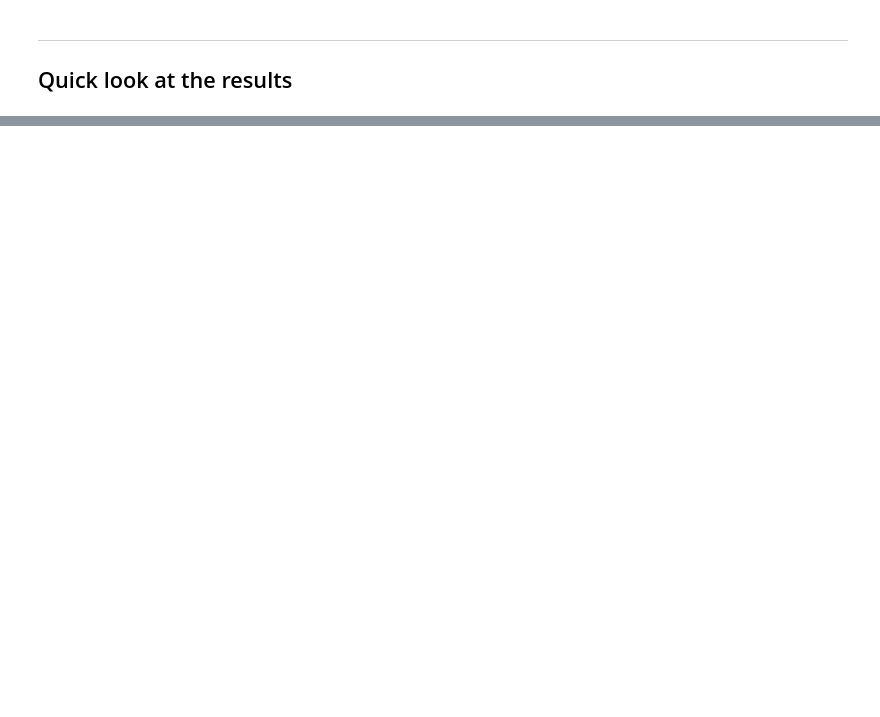
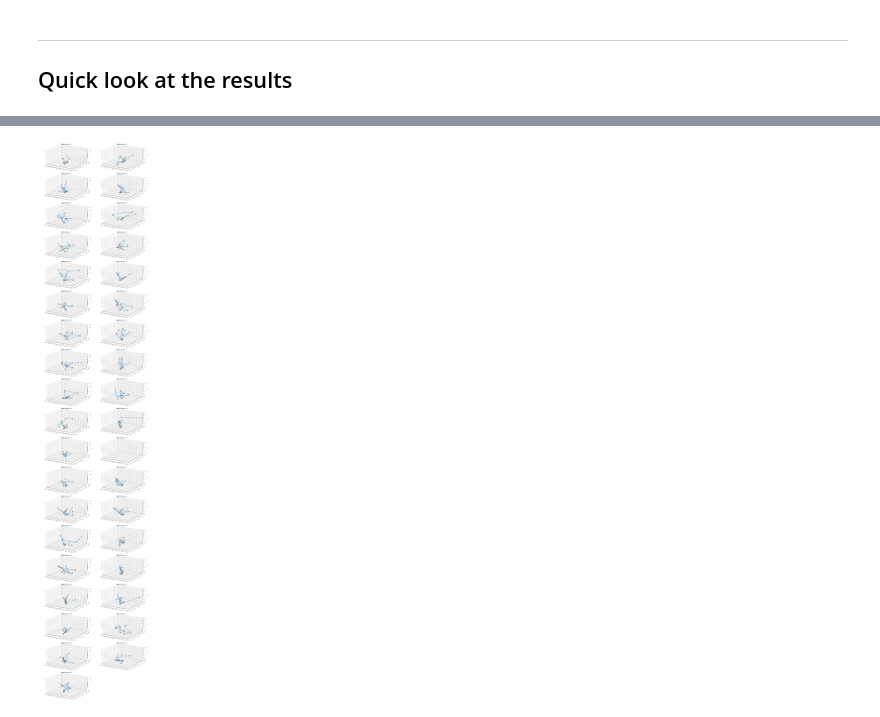
Before and after one commit to alistairwgillespie/wmw_deep_playlist_generator, a Jupyter notebook: 2_Feature_Engineering.ipynb, the cells around one changed output, grey strips where cells are left out. Cells and saved outputs as stored; diff of their text form; code cells hidden in the pictures; blank space fills up the shorter version.

```diff
--- a/2_Feature_Engineering.ipynb
+++ b/2_Feature_Engineering.ipynb
@@ -315,0 +452,34 @@ Tests Passed!
+# %%
+# Create figure outside the loop
+fig = plt.figure(figsize=(15,75))
+
+for i in range(1, len(pca_df['volume'].unique().tolist()) + 1):
+
+    # Add the i+1 subplot of the x.shape[0] x 1 grid
+    ax = fig.add_subplot(19, 2, i, projection='3d')
+    ax.set_title("WMW Volume: " + str(i))
+    temp_df = pca_df[pca_df['volume'] == i]
+
+    for i in range(len(temp_df)):
+        x, y, z = temp_df.iloc[i]['one_comp'], temp_df.iloc[i]['two_comp'], temp_df.iloc[i]['third_comp']
+        ax.scatter(x, y, z)
+        ax.text(x, y, z, '{0}'.format(temp_df.iloc[i]['position']), size=12)
+
+#     ax.scatter(temp_df['one_comp'], temp_df['two_comp'], temp_df['third_comp'])
+    ax.plot(temp_df['one_comp'], temp_df['two_comp'], temp_df['third_comp'])
+#     ax.text(temp_df['one_comp'], temp_df['two_comp'], temp_df['third_comp'], '{0}'.format(temp_df.index[i]), size=5)
+
+    ax.set_xlabel('X')
+    ax.set_ylabel('Y')
+    ax.set_zlabel('Z')
+
+    ax.set_xlim(-125, -116)
+    ax.set_ylim(-13, -7)
+    ax.set_zlim(-2, 3)
+
+plt.tight_layout(pad=0.4, w_pad=0.5, h_pad=1.0)
+
+# Show it outside the loop
+plt.show()
+# %% [output]
+[figure, added]
```
Also changed, not shown: parts of 35 cells of this notebook, 7 other files.
